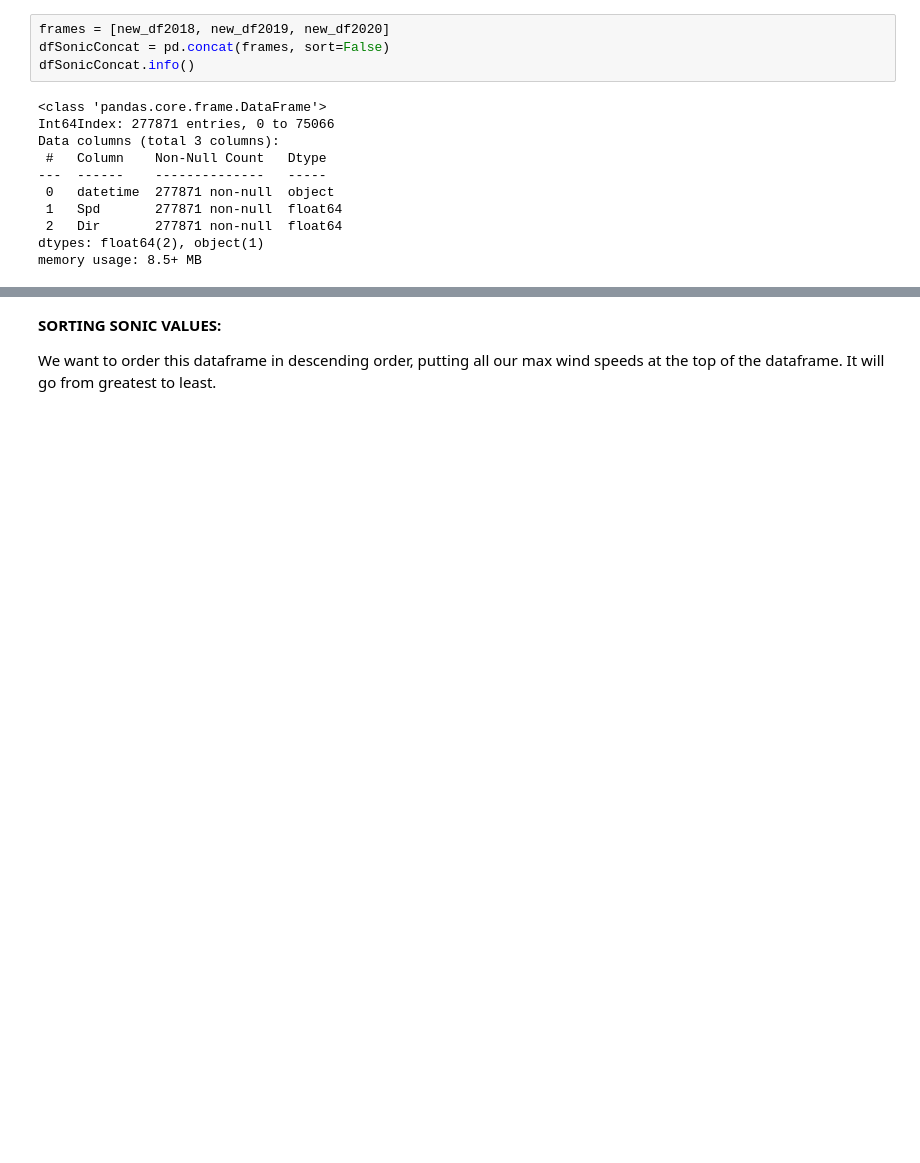
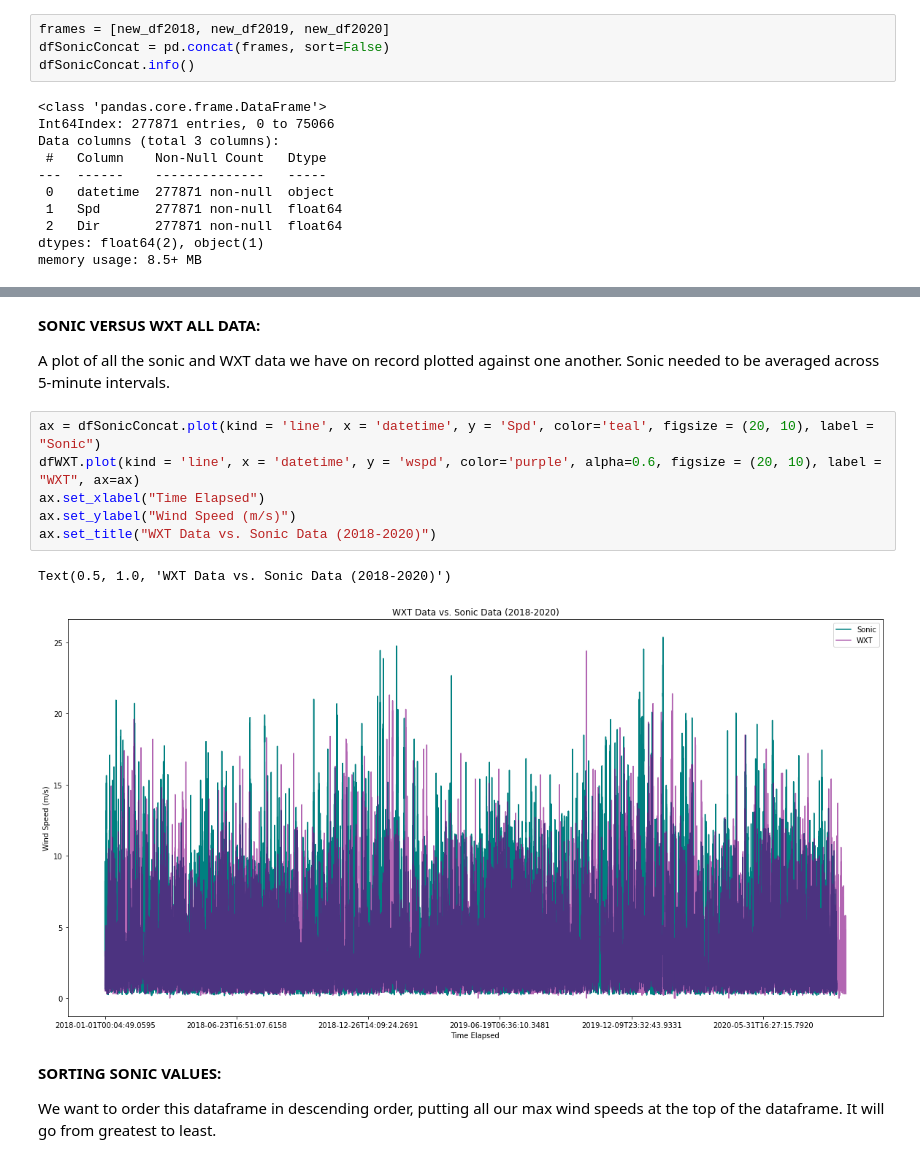
Before and after one commit to MuntahaPasha/ATOC-4900-Anemometer-Project, a Jupyter notebook: Jupyter Notebooks/AveragedPlots.ipynb, the cells around one changed output, grey strips where cells are left out. Saved outputs shown, nothing was run; the diff lists cells and outputs as text; blank space fills up the shorter version.

```diff
--- a/Jupyter Notebooks/AveragedPlots.ipynb
+++ b/Jupyter Notebooks/AveragedPlots.ipynb
@@ -231,3 +263,16 @@ memory usage: 8.5+ MB
+# %% [markdown]
+**SONIC VERSUS WXT ALL DATA:**
+
+A plot of all the sonic and WXT data we have on record plotted against one another. Sonic needed to be averaged across 5-minute intervals.
+# %%
+ax = dfSonicConcat.plot(kind = 'line', x = 'datetime', y = 'Spd', color='teal', figsize = (20, 10), label = "Sonic")
+dfWXT.plot(kind = 'line', x = 'datetime', y = 'wspd', color='purple', alpha=0.6, figsize = (20, 10), label = "WXT", ax=ax)
+ax.set_xlabel("Time Elapsed")
+ax.set_ylabel("Wind Speed (m/s)")
+ax.set_title("WXT Data vs. Sonic Data (2018-2020)")
+# %% [output]
+Text(0.5, 1.0, 'WXT Data vs. Sonic Data (2018-2020)')
+[figure, added]
 # %% [markdown]
 **SORTING SONIC VALUES:**
 
```
Also changed, not shown: parts of 7 cells of this notebook.
